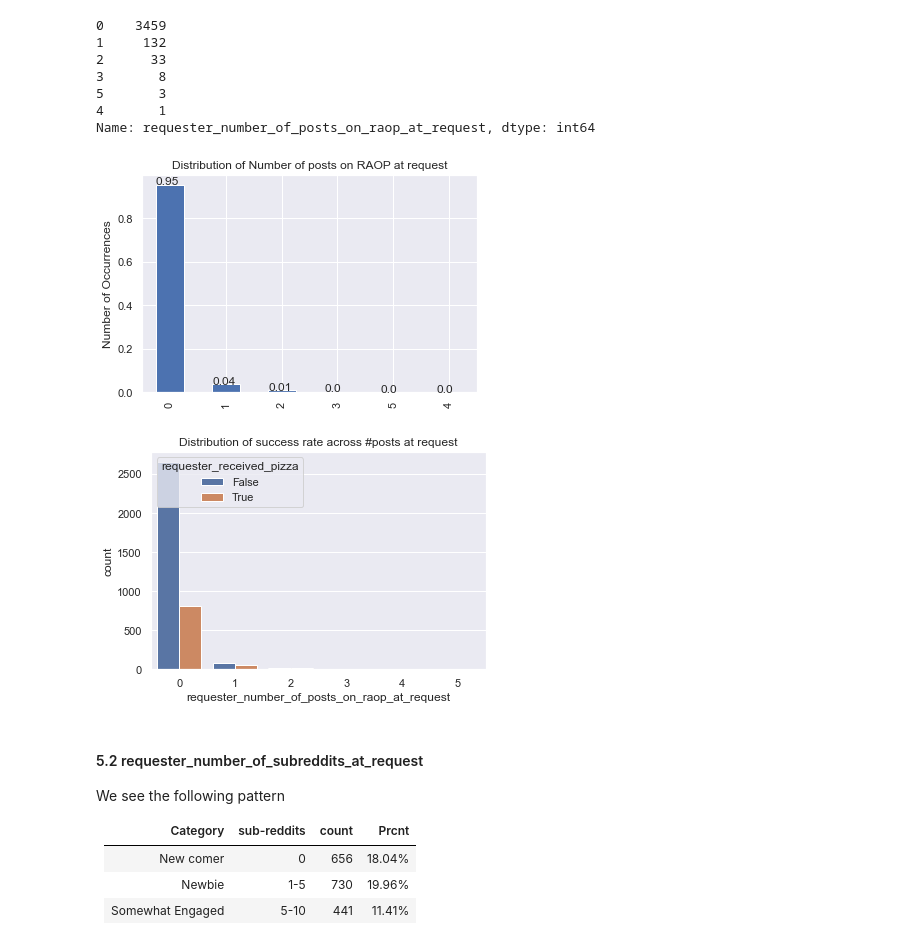
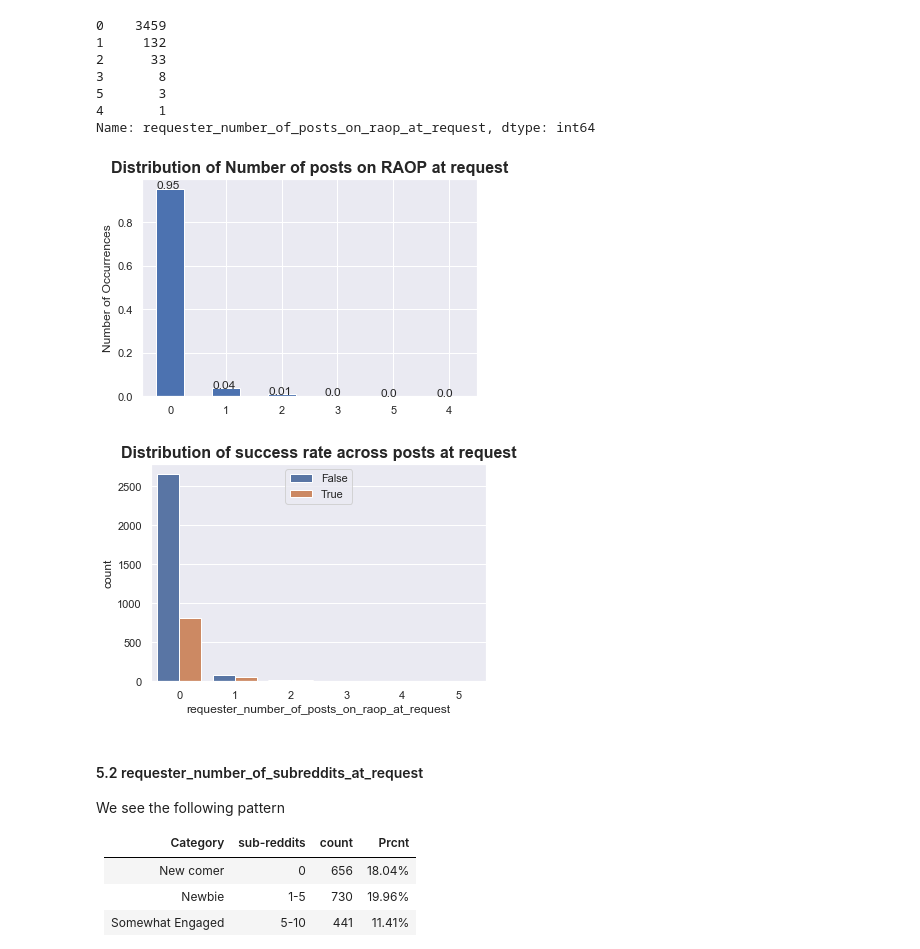
Before and after one commit to prakharm1/w207_project4, a Jupyter notebook: Baseline_Presentation.ipynb, the cells around one changed output. Cells and saved outputs as stored; diff of their text form; code cells hidden in the pictures.

```diff
--- a/Baseline_Presentation.ipynb
+++ b/Baseline_Presentation.ipynb
@@ -155,18 +163,20 @@ Name: requester_number_of_posts_on_raop_at_request, dtype: int64
 ax = train['requester_number_of_posts_on_raop_at_request'].value_counts(normalize=True).plot(kind='bar')
 for p in ax.patches:
     ax.annotate(str(round(p.get_height(), 2)), (p.get_x() * 1.005, p.get_height() * 1.005))
-plt.title('Distribution of Number of posts on RAOP at request')
+plt.title('Distribution of Number of posts on RAOP at request', fontsize = 16, fontweight="bold")
 plt.ylabel('Number of Occurrences', fontsize=12)
+plt.xticks(rotation=0)
 pass
 # %% [output]
-[figure, old version]
+[figure, new version]
 # %%
 sns.countplot(x = 'requester_number_of_posts_on_raop_at_request',
               hue='requester_received_pizza', data=train)
-plt.title('Distribution of success rate across #posts at request')
+plt.title('Distribution of success rate across posts at request', fontsize = 16, fontweight="bold")
+plt.legend(loc = 'upper center')
 pass
 # %% [output]
-[figure, old version]
+[figure, new version]
 # %% [markdown]
 #### 5.2 requester_number_of_subreddits_at_request
 
```
Also changed, not shown: parts of 35 cells of this notebook.
